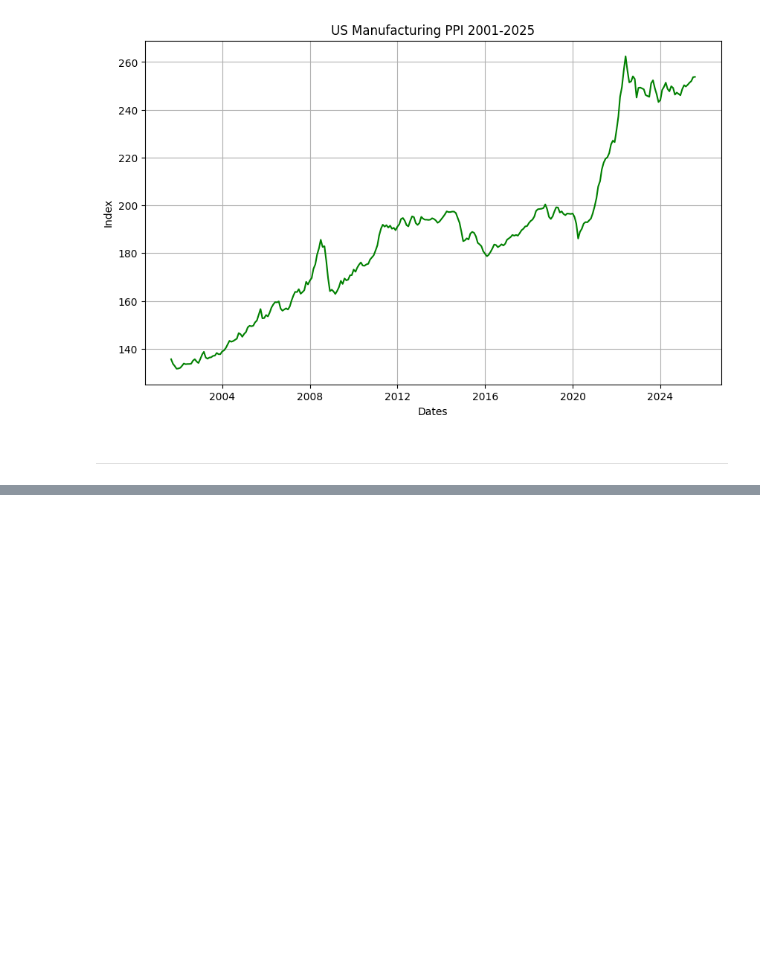
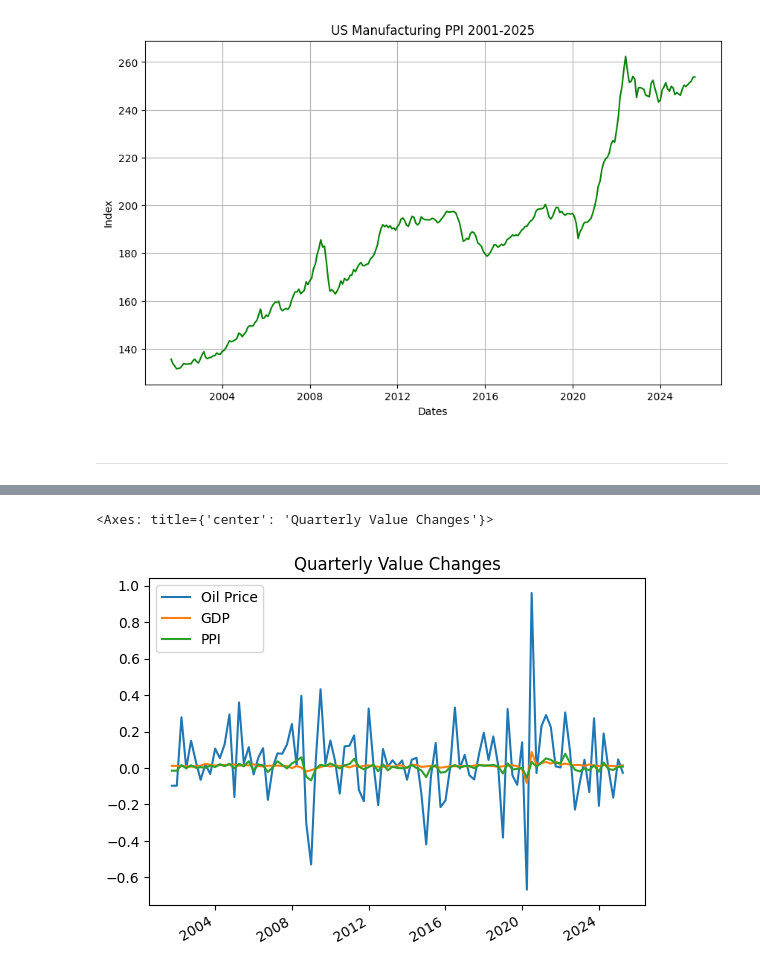
Before and after one commit to adevrent/WQU_DL, a Jupyter notebook: WQU_RM/GWP1/GWP1.ipynb, the cells around one changed output, grey strips where cells are left out. Drawn from its saved outputs; the diff is of its cells as text; code cells hidden in the pictures; blank space fills up the shorter version.

```diff
--- a/WQU_RM/GWP1/GWP1.ipynb
+++ b/WQU_RM/GWP1/GWP1.ipynb
@@ -207,0 +265,5 @@ ______________________
+# %%
+df_ppi_Q = df_ppi.reindex(df_ppi.index.union(bd_quarterly_indexes))
+df_ppi_Q = df_ppi_Q.ffill()
+df_ppi_Q = df_ppi_Q.loc[bd_quarterly_indexes]
+df_ppi_Q
@@ -207,0 +283,6 @@ ______________________
+# %%
+# Merge all of them into a single dataframe
+df_merged_Q = pd.DataFrame({"Oil Price":df_oil_price_Q.loc[:, "Price"].values,
+                            "GDP":df_gdp_Q.values,
+                            "PPI":df_ppi_Q.values}, index=df_gdp_Q.index)
+df_merged_Q
@@ -207,0 +303,3 @@ ______________________
+# %%
+df_returns_Q = df_merged_Q.pct_change(axis=0)
+df_returns_Q
@@ -207,0 +322,3 @@ ______________________
+# %%
+df_returns_Q = df_returns_Q.bfill()
+df_returns_Q
@@ -207,0 +339,5 @@ ______________________
+# %%
+df_returns_Q.plot(title="Quarterly Value Changes")
+# %% [output]
+<Axes: title={'center': 'Quarterly Value Changes'}>
+[figure, added]
```
Also changed, not shown: parts of 22 cells of this notebook.
